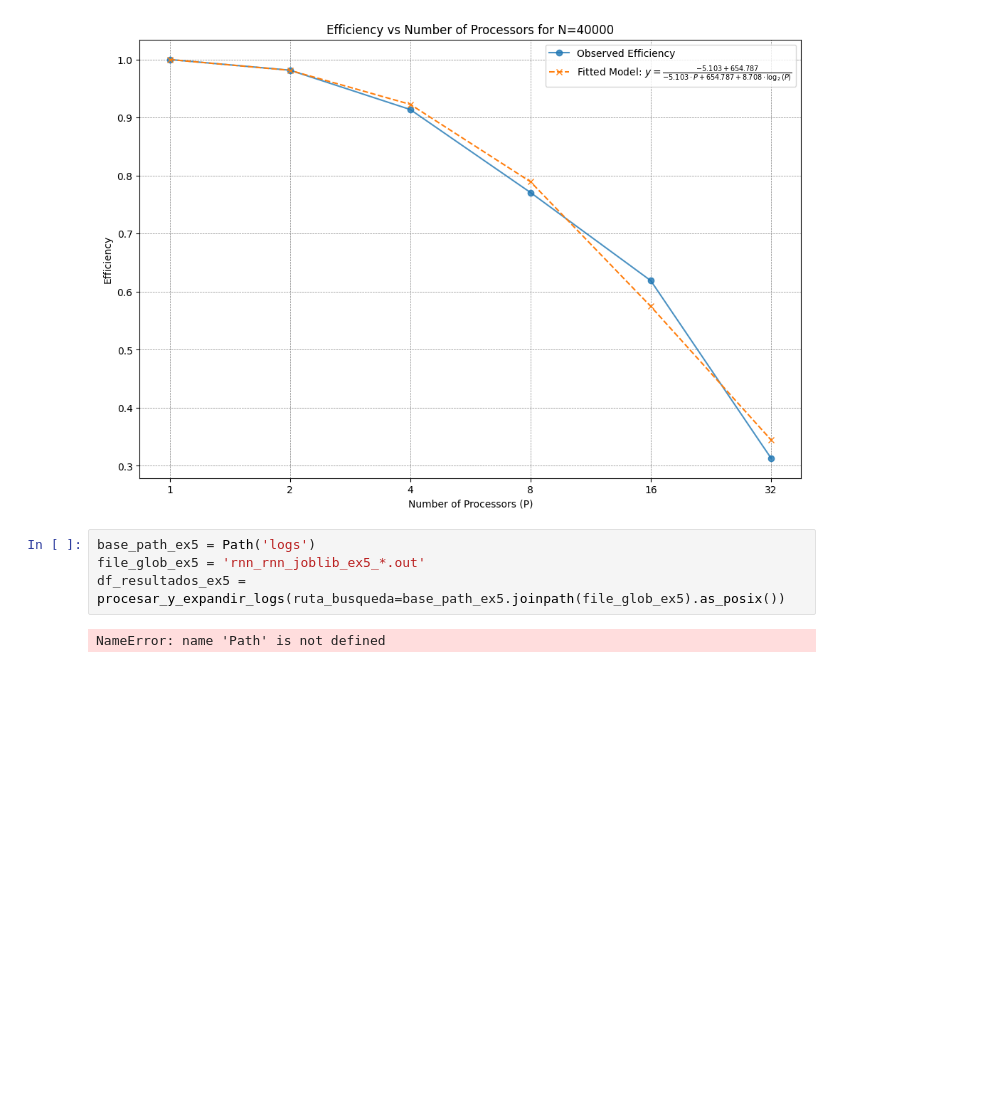
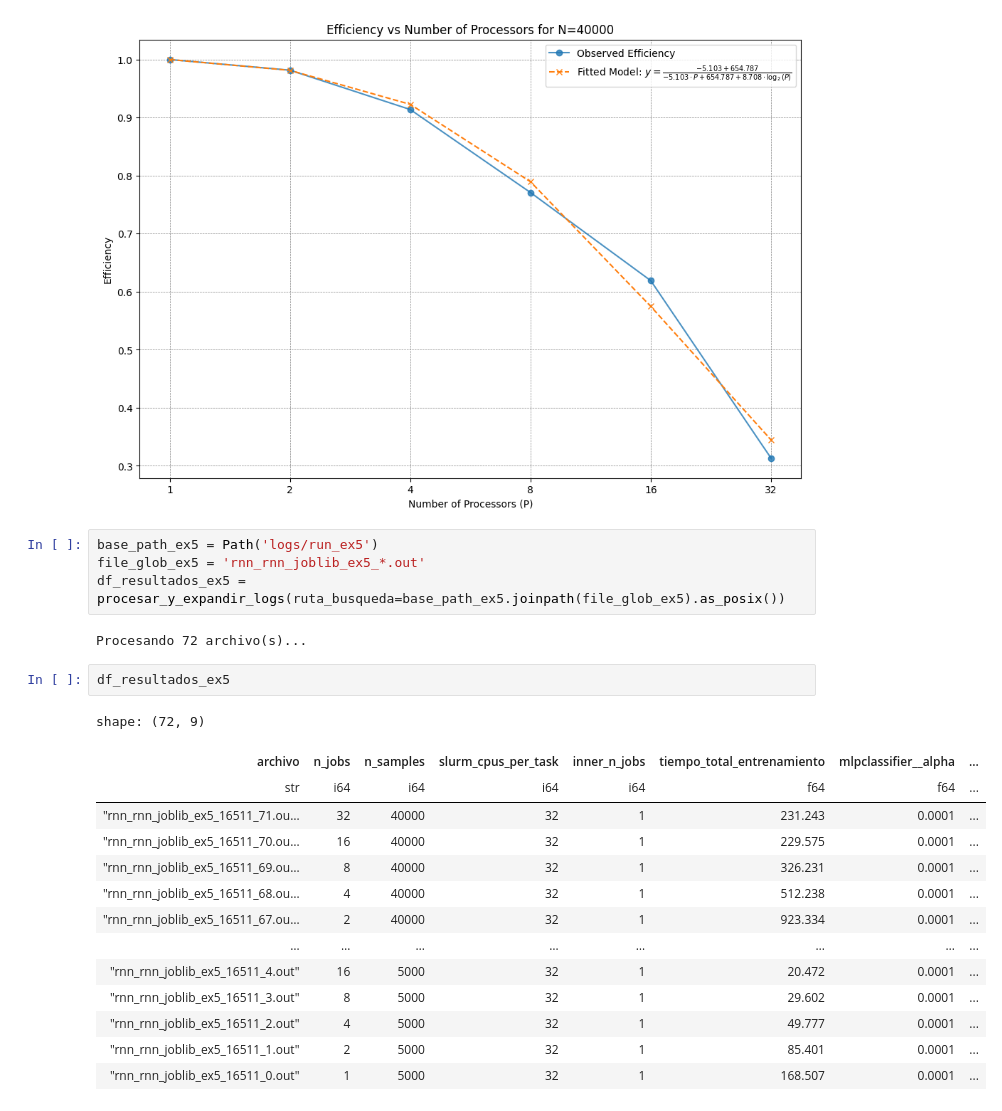
Before and after one commit to s110/Maestria, a Jupyter notebook: 4_hpc/codigo/5_EC01/analytics_new_graph.ipynb, the cells around one changed output. Saved outputs shown, nothing was run; the diff lists cells and outputs as text; blank space fills up the shorter version.

```diff
--- a/4_hpc/codigo/5_EC01/analytics_new_graph.ipynb
+++ b/4_hpc/codigo/5_EC01/analytics_new_graph.ipynb
@@ -461,8 +461,25 @@ Modelo ajustado para N=40000:
   Componente de Overhead (C_o): 8.708 s
 [figure]
 # %%
-base_path_ex5 = Path('logs')
+base_path_ex5 = Path('logs/run_ex5')
 file_glob_ex5 = 'rnn_rnn_joblib_ex5_*.out'
 df_resultados_ex5 = procesar_y_expandir_logs(ruta_busqueda=base_path_ex5.joinpath(file_glob_ex5).as_posix())
 # %% [output]
-NameError: name 'Path' is not defined
+Procesando 72 archivo(s)...
+# %%
+df_resultados_ex5
+# %% [output]
+shape: (72, 9)
+| archivo | n_jobs | n_samples | slurm_cpus_per_task | inner_n_jobs | tiempo_total_entrenamiento | mlpclassifier__alpha | ... |
+| str | i64 | i64 | i64 | i64 | f64 | f64 | ... |
+| "rnn_rnn_joblib_ex5_16511_71.ou… | 32 | 40000 | 32 | 1 | 231.243 | 0.0001 | ... |
+| "rnn_rnn_joblib_ex5_16511_70.ou… | 16 | 40000 | 32 | 1 | 229.575 | 0.0001 | ... |
+| "rnn_rnn_joblib_ex5_16511_69.ou… | 8 | 40000 | 32 | 1 | 326.231 | 0.0001 | ... |
+| "rnn_rnn_joblib_ex5_16511_68.ou… | 4 | 40000 | 32 | 1 | 512.238 | 0.0001 | ... |
+| "rnn_rnn_joblib_ex5_16511_67.ou… | 2 | 40000 | 32 | 1 | 923.334 | 0.0001 | ... |
+| … | … | … | … | … | … | … | ... |
+| "rnn_rnn_joblib_ex5_16511_4.out" | 16 | 5000 | 32 | 1 | 20.472 | 0.0001 | ... |
+| "rnn_rnn_joblib_ex5_16511_3.out" | 8 | 5000 | 32 | 1 | 29.602 | 0.0001 | ... |
+| "rnn_rnn_joblib_ex5_16511_2.out" | 4 | 5000 | 32 | 1 | 49.777 | 0.0001 | ... |
+| "rnn_rnn_joblib_ex5_16511_1.out" | 2 | 5000 | 32 | 1 | 85.401 | 0.0001 | ... |
+| "rnn_rnn_joblib_ex5_16511_0.out" | 1 | 5000 | 32 | 1 | 168.507 | 0.0001 | ... |
```
Also changed, not shown: parts of 3 cells of this notebook, 2 other files.
